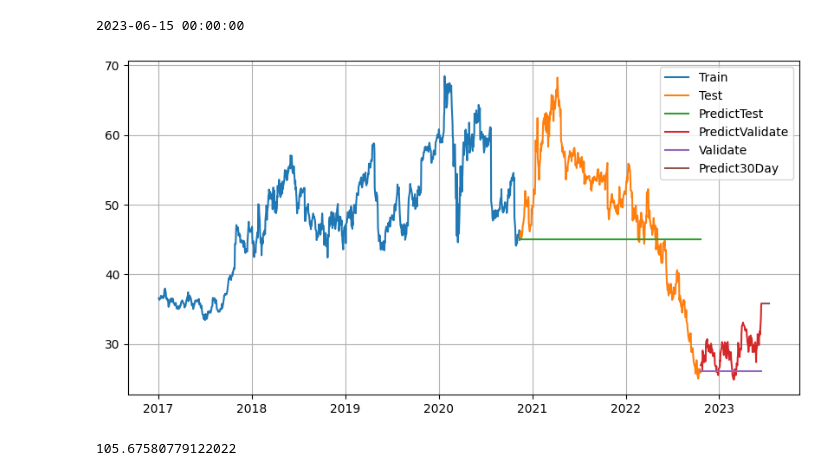
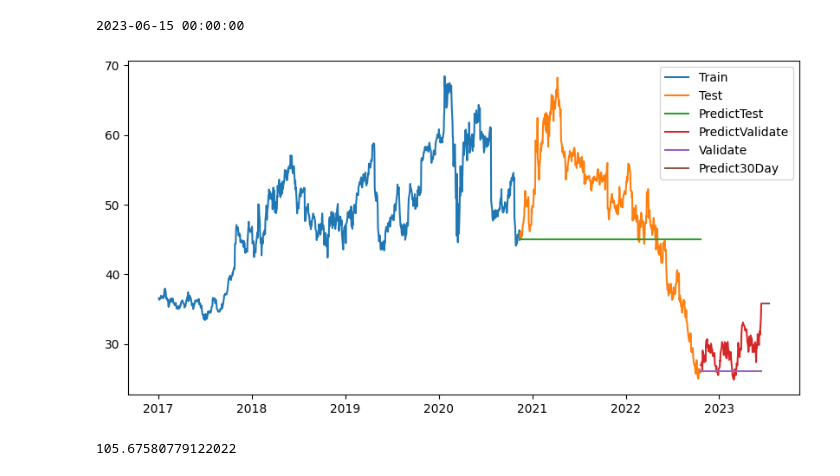
Before and after one commit to dangnghiepcuong/IS403.N21.HTTT_Nhom2, a Jupyter notebook: 6. ETS/SES_INTC/SES_INTC_631.ipynb, the cells around one changed output. Drawn from its saved outputs; the diff is of its cells as text; code cells hidden in the pictures.

```diff
--- a/6. ETS/SES_INTC/SES_INTC_631.ipynb
+++ b/6. ETS/SES_INTC/SES_INTC_631.ipynb
@@ -206,21 +206,21 @@ print(last_date)
 # %%
 # Drawing
 train_data = df[:train_size]
 
 plt.figure(figsize=(10, 5))
 plt.plot(df.index[:train_size], train_data)
 plt.plot(df.index[train_size : train_size + test_size], test_data)
 plt.plot(df.index[train_size : train_size + test_size], y_pred)
 plt.plot(df.index[train_size + test_size :], val_data)
 plt.plot(df.index[train_size + test_size :], y_pred_val)
 plt.plot(index_next_30_days, y_next_30_days)
 plt.legend(['Train', 'Test', 'PredictTest', 'PredictValidate', 'Validate', 'Predict30Day'])
 
-plt.grid()
+# plt.grid()
 # plt.savefig('SES_AMD_631.png')
 plt.show()
 # %% [output]
-[figure, old version]
+[figure, new version]
 # %%
 test_mse = mean_squared_error(test_data, y_pred)
 print(test_mse)
```
Also changed, not shown: 2 other files.
